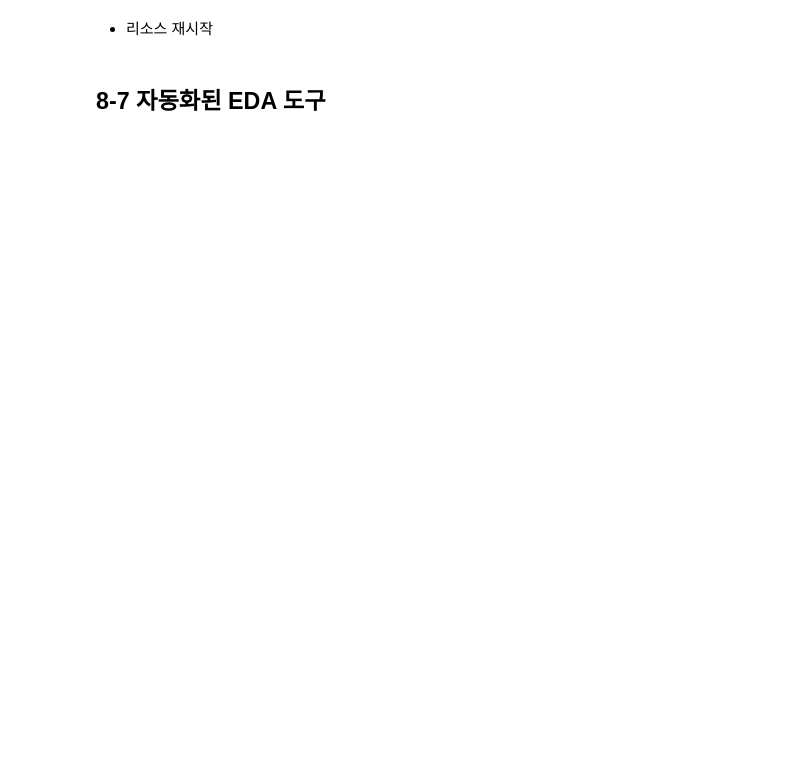
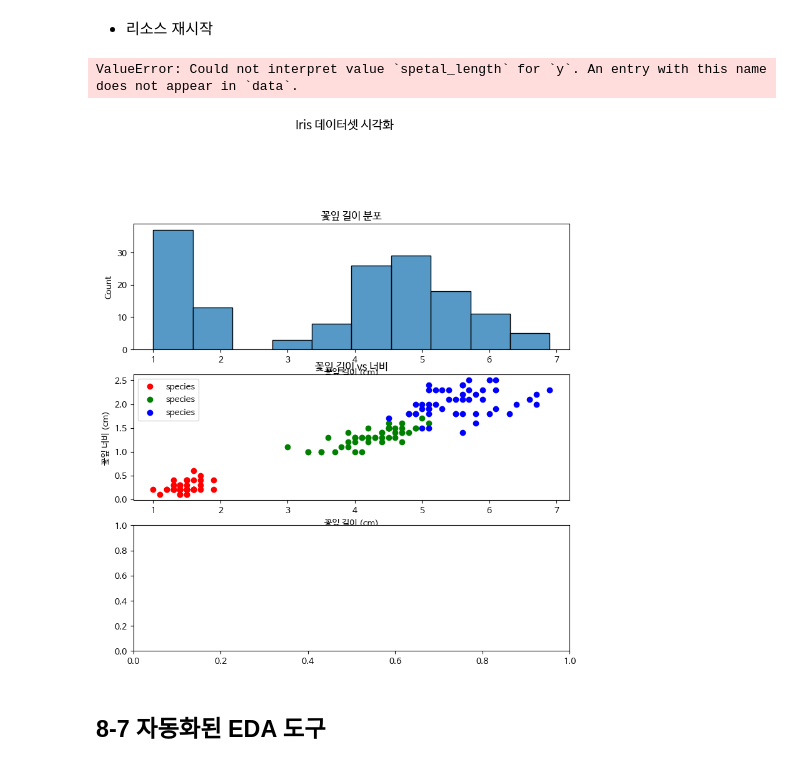
Before and after one commit to dlsdnsms/Data-Analysis-with-Open-Source, a Jupyter notebook: 오픈소스_데이터_분석_8강.ipynb, the cells around one changed output. Drawn from its saved outputs; the diff is of its cells as text; code cells hidden in the pictures; blank space fills up the shorter version.

```diff
--- a/오픈소스_데이터_분석_8강.ipynb
+++ b/오픈소스_데이터_분석_8강.ipynb
@@ -240,7 +258,6 @@ import seaborn as sns
 
 ## 아이리스 데이터셋 로드
 df = sns.load_dataset('iris')
-
 ## 서브플롯 설정
 plt.figure(figsize=(9, 12))
 plt.suptitle('Iris 데이터셋 시각화', y=1.02, fontsize=14)
@@ -248,39 +265,48 @@ plt.suptitle('Iris 데이터셋 시각화', y=1.02, fontsize=14)
 ## 첫 번째 서브플롯: 꽃잎 길이 분포 (히스토그램)
 plt.subplot(4, 1, 1)
 # seaborn을 이용하여 petal_length를 10개 구간으로 나누어 히스토그램 표시
+sns.histplot(df['petal_length'], bins=10)
 plt.title('꽃잎 길이 분포')
 plt.xlabel('꽃잎 길이 (cm)')
 
 ## 두 번째 서브플롯: 꽃잎 길이 vs 너비 (산점도)
 plt.subplot(4, 1, 2)
 species_list = df['species'].unique()
 colors = {'setosa':'red', 'versicolor':'green', 'virginica':'blue'}
 
 for species in species_list:
     species_data = df[df['species'] == species]
     # matplotlib를 이용하여 길이, 넓이를 산점도로 표시
+    plt.scatter(
+        species_data['petal_length'], species_data['petal_width'],
+        c = colors[species], label='species'
+    )
 plt.title('꽃잎 길이 vs 너비')
 plt.xlabel('꽃잎 길이 (cm)')
 plt.ylabel('꽃잎 너비 (cm)')
 plt.legend()
 
 ## 세 번째 서브플롯: 품종별 꽃받침 길이 (박스플롯)
 plt.subplot(4, 1, 3)
 # seaborn을 이용하여 품종 별 꽃받침 길이를 박스플롯으로 표시
+sns.boxplot(x='species', y='spetal_length', data=df)
 plt.title('품종별 꽃받침 길이 비교')
 plt.xlabel('품종')
 plt.ylabel('꽃받침 길이 (cm)')
 
 ## 네 번째 서브플롯: 숫자형 특성 간 상관관계 (히트맵)
 plt.subplot(4, 1, 4)
 numeric_df = df.select_dtypes(include='number')
 corr = numeric_df.corr()
 sns.heatmap(corr, annot=True, cmap='coolwarm', fmt=".2f")
 plt.title('숫자형 특성 간 상관관계')
 
 ## 레이아웃 조정 및 그래프 표시
 plt.tight_layout()
 plt.show()
+# %% [output]
+ValueError: Could not interpret value `spetal_length` for `y`. An entry with this name does not appear in `data`.
+[figure, added]
 # %% [markdown]
 ## 8-7 자동화된 EDA 도구
 # %%
```
Also changed, not shown: parts of 1 cell of this notebook.
